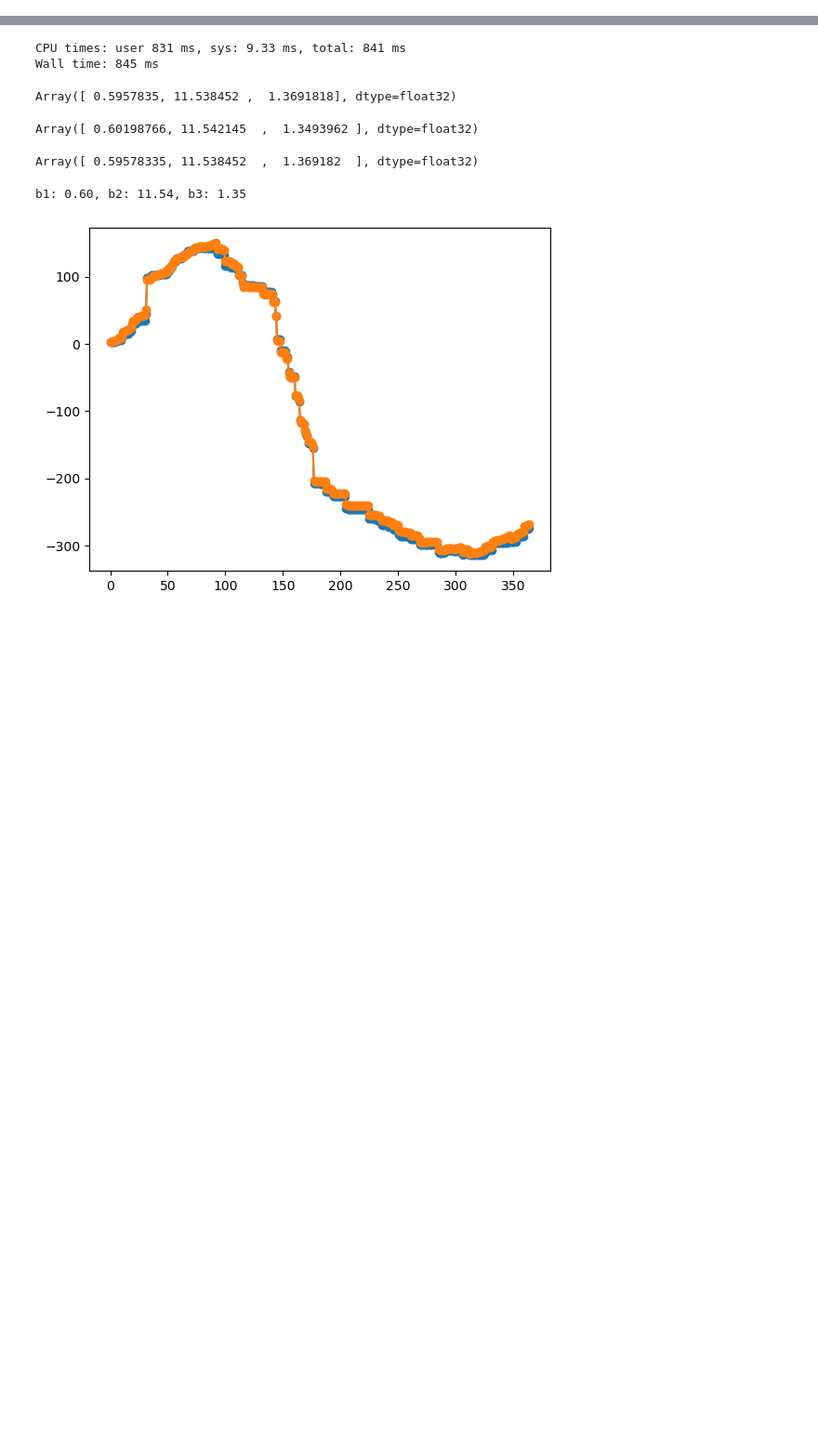
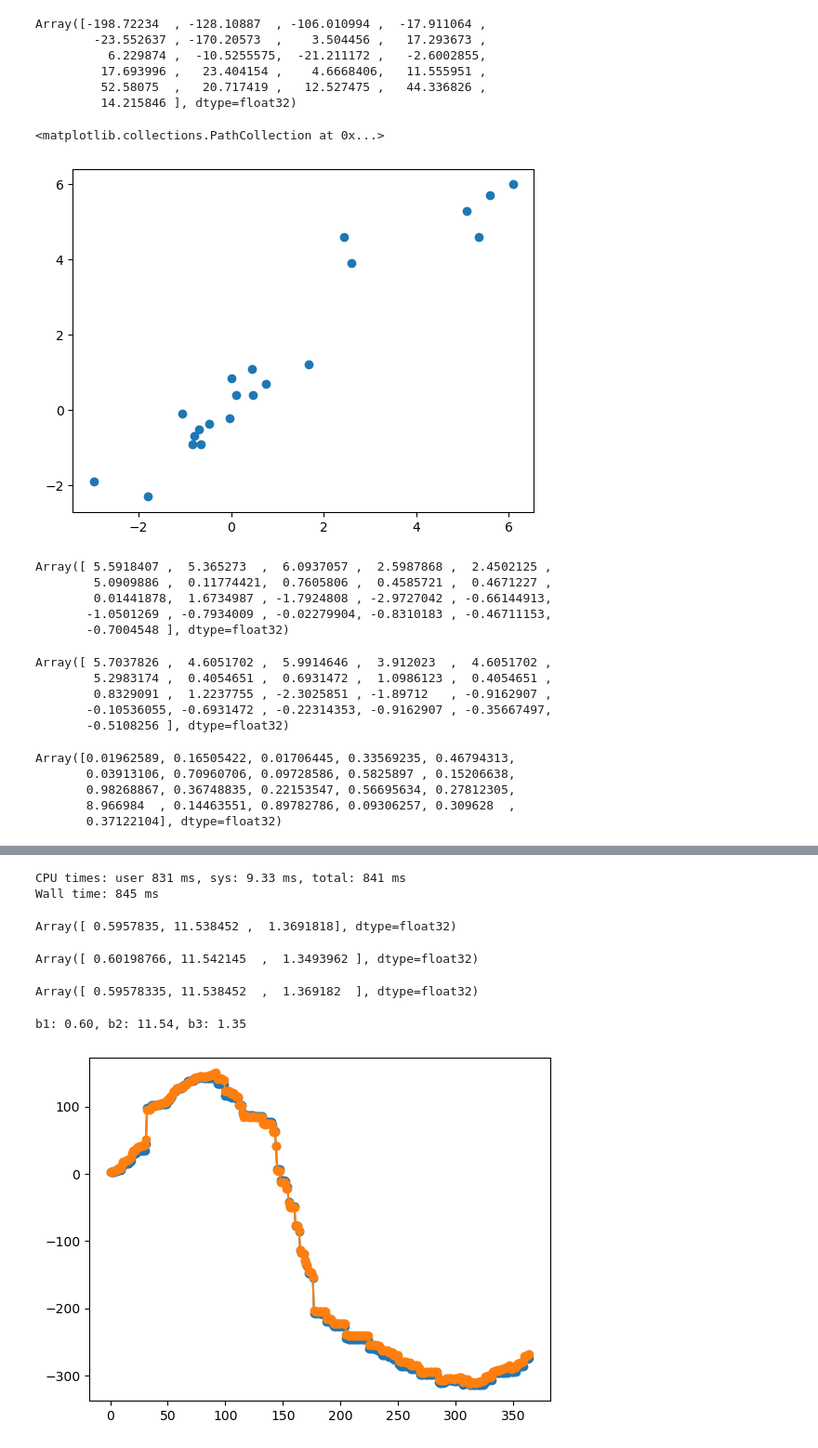
Before and after one commit to david0811/lafferty-etal-2024-tbd, a Jupyter notebook: code/99_jax_test.ipynb, the cells around one changed output, grey strips where cells are left out. Shown: that part at 93% size. Saved outputs shown, nothing was run; the diff lists cells and outputs as text; code cells hidden in the pictures; blank space fills up the shorter version.

Commit message:
jax mini batch training loop

```diff
--- a/code/99_jax_test.ipynb
+++ b/code/99_jax_test.ipynb
@@ -135,0 +287,3 @@ plt.show()
+# %%
+# vmap function
+wbm_jax_vmap = jax.jit(jax.vmap(wbm_jax, (0, 0, 0, 0, 0, 0, 0, 0, 0, 0, None, None), 0))
@@ -135,0 +479,37 @@ plt.show()
+# %%
+loss_grad = jax.jit(jax.vmap(jax.grad(loss_fn), in_axes=(None, 0, 0, None, 0), out_axes=0))
+# %%
+theta_true = jnp.array([awCap_claycoef, awCap_sandcoef, awCap_siltcoef, \
+                  wiltingp_claycoef, wiltingp_sandcoef, wiltingp_siltcoef, \
+                  alpha_claycoef, alpha_sandcoef, alpha_siltcoef, \
+                  betaHBV_claycoef, betaHBV_sandcoef, betaHBV_siltcoef, \
+                  Kmin_claycoef, Kmin_sandcoef, Kmin_siltcoef, \
+                  Kmax_claycoef, Kmax_sandcoef, Kmax_siltcoef, \
+                  Klai_claycoef, Klai_sandcoef, Klai_siltcoef])
+# %%
+%%time
+
+batch_size = 100
+
+theta = jnp.array([awCap_claycoef * 0.5, awCap_sandcoef * 1.5, awCap_siltcoef * 0.5, \
+                  wiltingp_claycoef * 0.5, wiltingp_sandcoef * 0.5, wiltingp_siltcoef * 0.5, \
+                  alpha_claycoef * 0.5, alpha_sandcoef * 1.5, alpha_siltcoef * 0.5, \
+                  betaHBV_claycoef * 0.5, betaHBV_sandcoef * 0.5, betaHBV_siltcoef * 1.5, \
+                  Kmin_claycoef * 0.5, Kmin_sandcoef * 1.5, Kmin_siltcoef * 0.5, \
+                  Kmax_claycoef * 1.5, Kmax_sandcoef * 1.5, Kmax_siltcoef * 0.5, \
+                  Klai_claycoef * 0.5, Klai_sandcoef * 0.5, Klai_siltcoef * 1.1])
+
+for _ in range(1000):
+    # Generate a batch of inputs
+    batch_inds = np.random.choice(x_forcing.shape[0], size=batch_size)
+
+    x_forcing_batch = x_forcing[batch_inds]
+    x_map_batch = x_maps[batch_inds]
+    ys_batch = ys_nnan[batch_inds]
+
+    # Gradient of loss function
+    batch_loss_grad = jnp.mean(loss_grad(theta, x_forcing_batch, x_map_batch, x_const, ys_batch), axis=0)
+
+    # Update
+    lr = 0.00001
+    theta = theta - lr * batch_loss_grad
@@ -135,0 +519,38 @@ plt.show()
+# %%
+batch_loss_grad
+# %% [output]
+Array([-198.72234  , -128.10887  , -106.010994 ,  -17.911064 ,
+        -23.552637 , -170.20573  ,    3.504456 ,   17.293673 ,
+          6.229874 ,  -10.5255575,  -21.211172 ,   -2.6002855,
+         17.693996 ,   23.404154 ,    4.6668406,   11.555951 ,
+         52.58075  ,   20.717419 ,   12.527475 ,   44.336826 ,
+         14.215846 ], dtype=float32)
+# %%
+plt.scatter(theta, theta_true)
+# %% [output]
+<matplotlib.collections.PathCollection at 0x...>
+[figure, added]
+# %%
+theta
+# %% [output]
+Array([ 5.5918407 ,  5.365273  ,  6.0937057 ,  2.5987868 ,  2.4502125 ,
+        5.0909886 ,  0.11774421,  0.7605806 ,  0.4585721 ,  0.4671227 ,
+        0.01441878,  1.6734987 , -1.7924808 , -2.9727042 , -0.66144913,
+       -1.0501269 , -0.7934009 , -0.02279904, -0.8310183 , -0.46711153,
+       -0.7004548 ], dtype=float32)
+# %%
+theta_true
+# %% [output]
+Array([ 5.7037826 ,  4.6051702 ,  5.9914646 ,  3.912023  ,  4.6051702 ,
+        5.2983174 ,  0.4054651 ,  0.6931472 ,  1.0986123 ,  0.4054651 ,
+        0.8329091 ,  1.2237755 , -2.3025851 , -1.89712   , -0.9162907 ,
+       -0.10536055, -0.6931472 , -0.22314353, -0.9162907 , -0.35667497,
+       -0.5108256 ], dtype=float32)
+# %%
+jnp.abs(theta - theta_true) / jnp.abs(theta_true)
+# %% [output]
+Array([0.01962589, 0.16505422, 0.01706445, 0.33569235, 0.46794313,
+       0.03913106, 0.70960706, 0.09728586, 0.5825897 , 0.15206638,
+       0.98268867, 0.36748835, 0.22153547, 0.56695634, 0.27812305,
+       8.966984  , 0.14463551, 0.89782786, 0.09306257, 0.309628  ,
+       0.37122104], dtype=float32)
```
Also changed, not shown: parts of 50 cells of this notebook, 2 other files.
